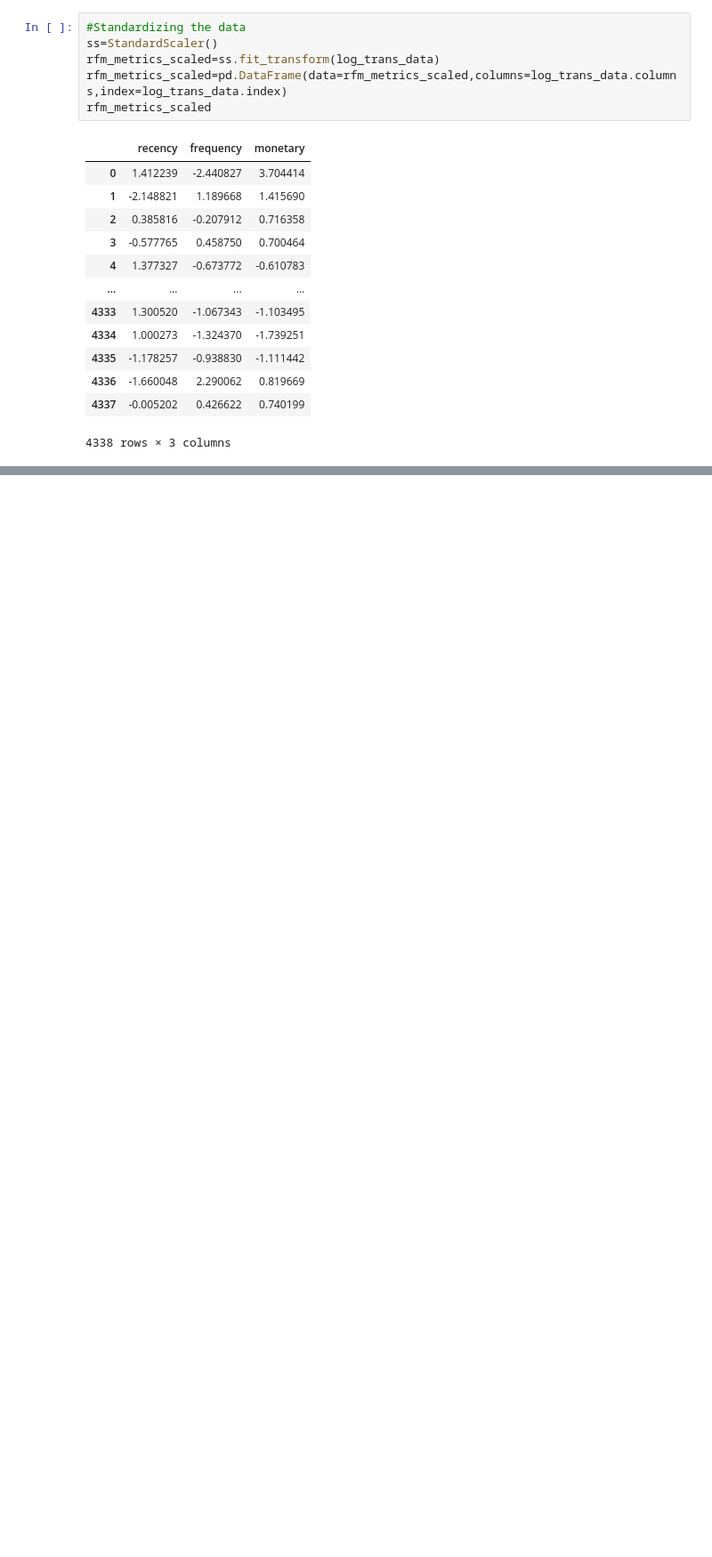
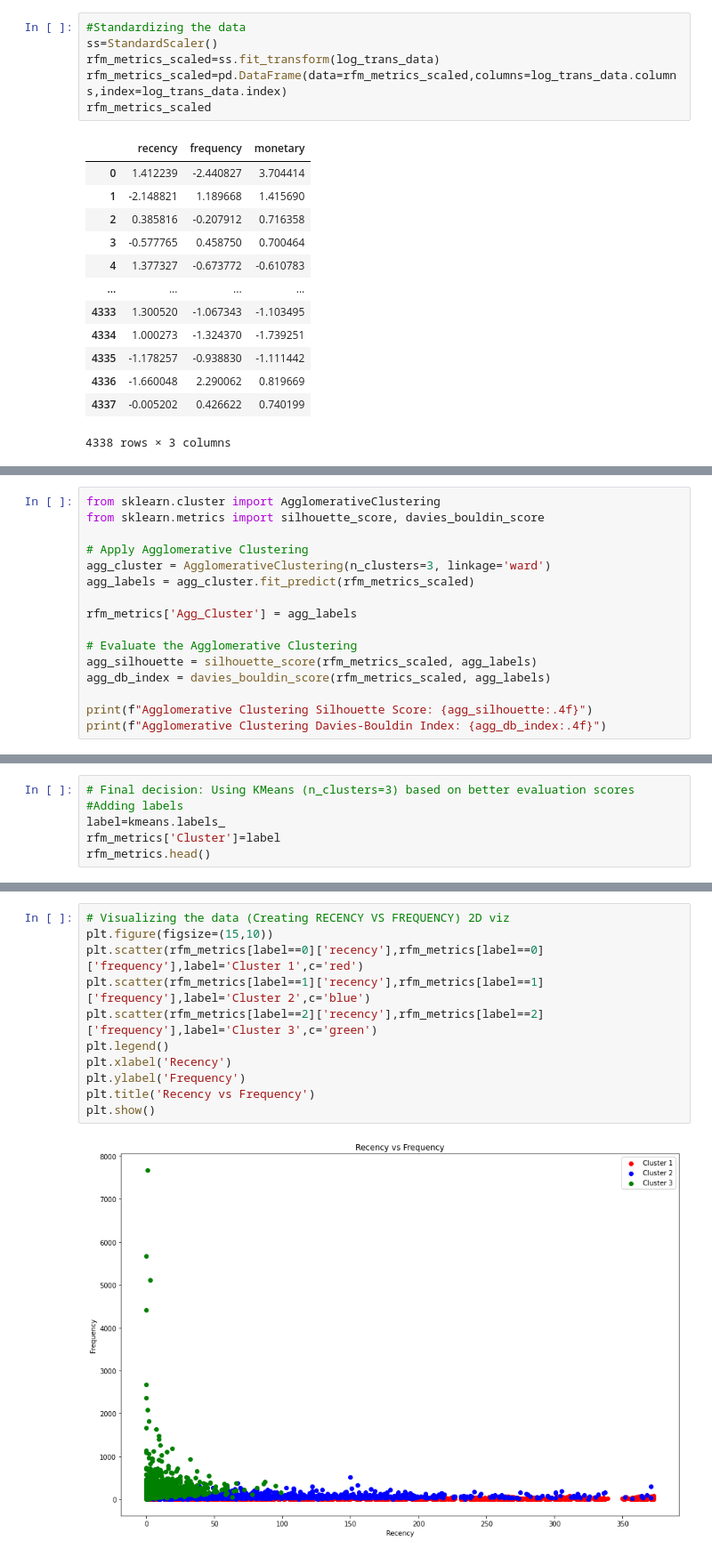
Before and after one commit to MihirKalariya25/MasterProject, a Jupyter notebook: Master_Project_main.ipynb, the cells around one changed output, grey strips where cells are left out. Shown at 89% size. Cells and saved outputs as stored; diff of their text form; blank space fills up the shorter version.

```diff
--- a/Master_Project_main.ipynb
+++ b/Master_Project_main.ipynb
@@ -493,0 +533,16 @@ rfm_metrics_scaled
+# %%
+from sklearn.cluster import AgglomerativeClustering
+from sklearn.metrics import silhouette_score, davies_bouldin_score
+
+# Apply Agglomerative Clustering
+agg_cluster = AgglomerativeClustering(n_clusters=3, linkage='ward')
+agg_labels = agg_cluster.fit_predict(rfm_metrics_scaled)
+
+rfm_metrics['Agg_Cluster'] = agg_labels
+
+# Evaluate the Agglomerative Clustering
+agg_silhouette = silhouette_score(rfm_metrics_scaled, agg_labels)
+agg_db_index = davies_bouldin_score(rfm_metrics_scaled, agg_labels)
+
+print(f"Agglomerative Clustering Silhouette Score: {agg_silhouette:.4f}")
+print(f"Agglomerative Clustering Davies-Bouldin Index: {agg_db_index:.4f}")
@@ -493,0 +560,6 @@ rfm_metrics_scaled
+# %%
+# Final decision: Using KMeans (n_clusters=3) based on better evaluation scores
+#Adding labels
+label=kmeans.labels_
+rfm_metrics['Cluster']=label
+rfm_metrics.head()
@@ -493,0 +621,13 @@ rfm_metrics_scaled
+# %%
+# Visualizing the data (Creating RECENCY VS FREQUENCY) 2D viz
+plt.figure(figsize=(15,10))
+plt.scatter(rfm_metrics[label==0]['recency'],rfm_metrics[label==0]['frequency'],label='Cluster 1',c='red')
+plt.scatter(rfm_metrics[label==1]['recency'],rfm_metrics[label==1]['frequency'],label='Cluster 2',c='blue')
+plt.scatter(rfm_metrics[label==2]['recency'],rfm_metrics[label==2]['frequency'],label='Cluster 3',c='green')
+plt.legend()
+plt.xlabel('Recency')
+plt.ylabel('Frequency')
+plt.title('Recency vs Frequency')
+plt.show()
+# %% [output]
+[figure, added]
```
Also changed, not shown: parts of 13 cells of this notebook.
